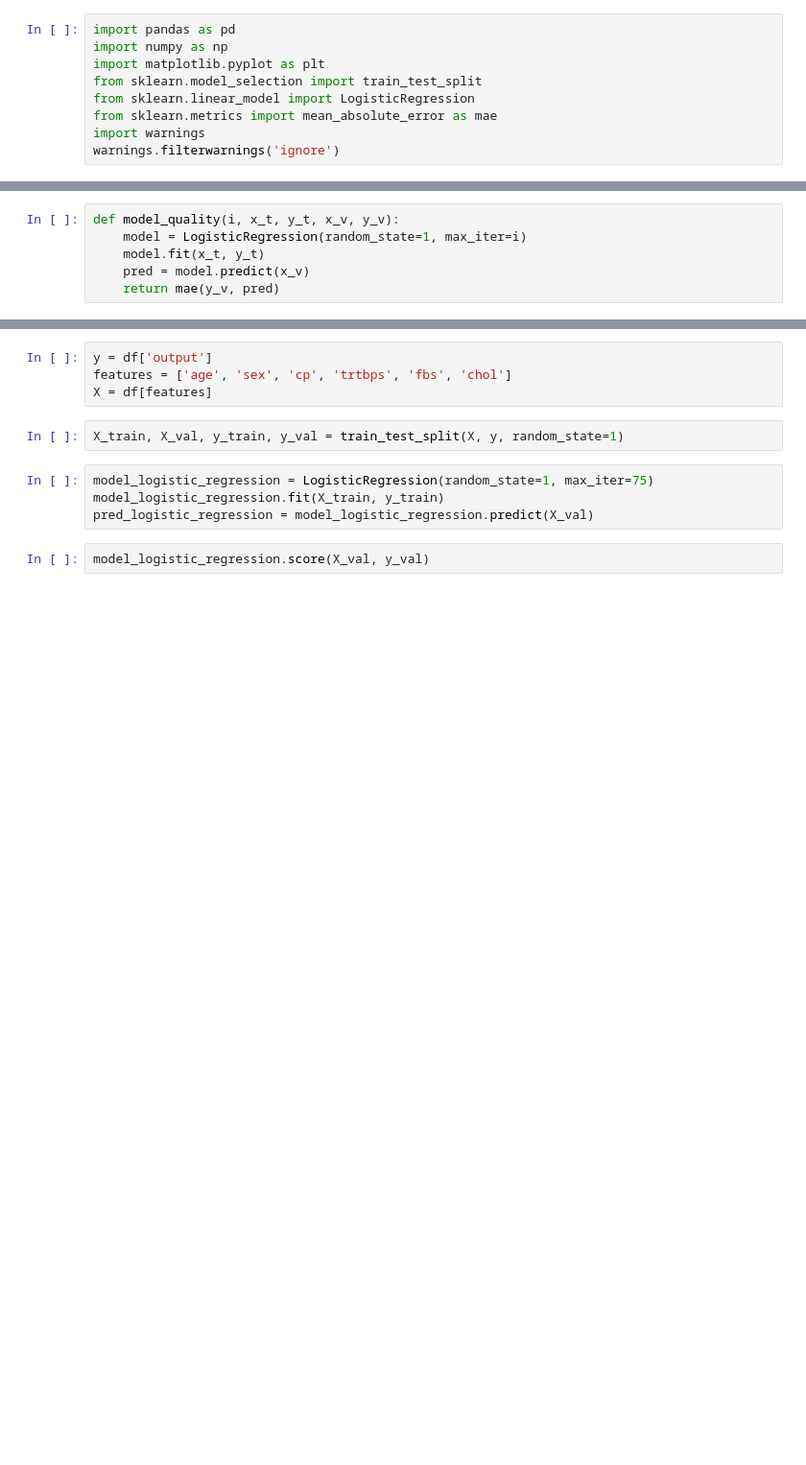
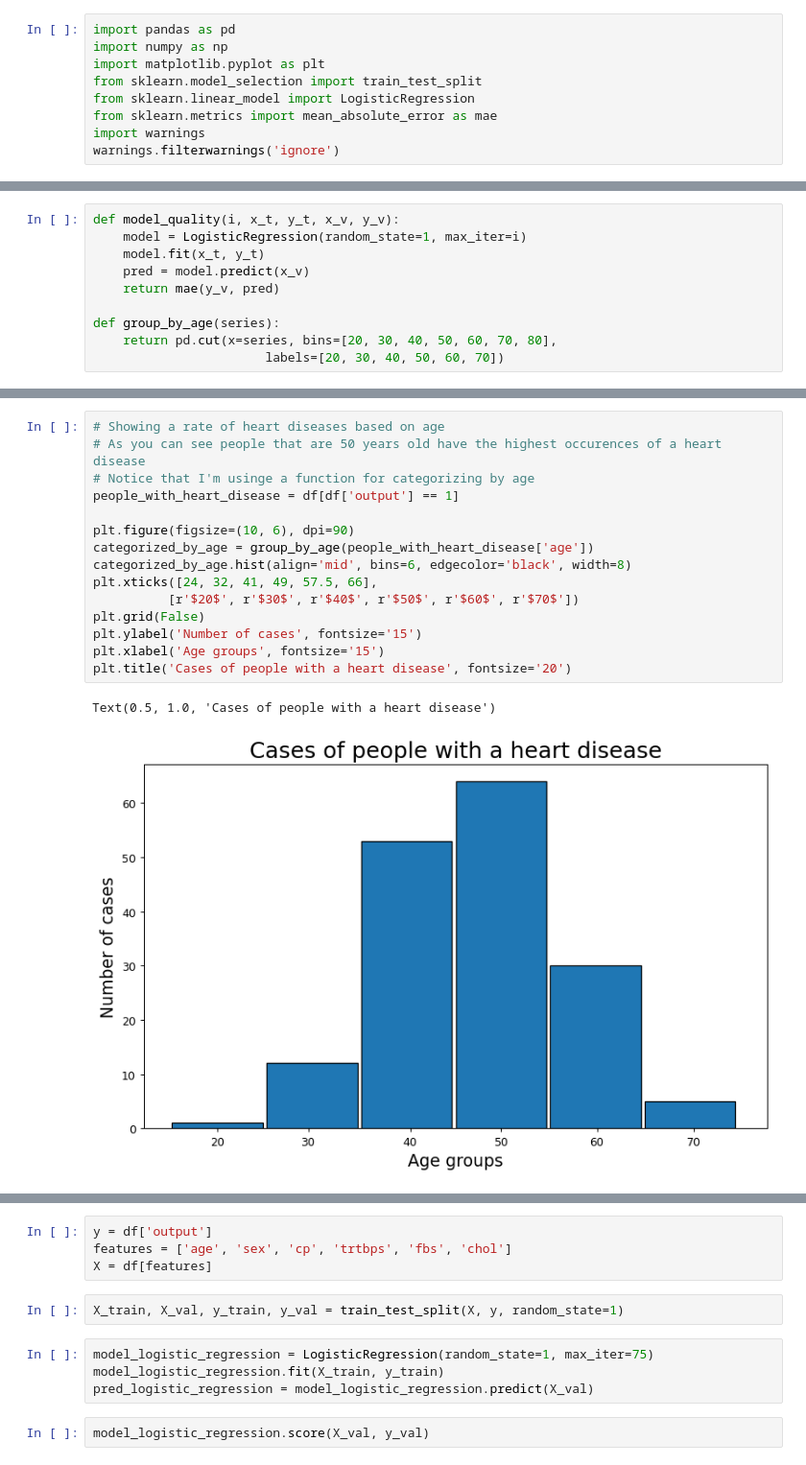
Before and after one commit to TuscanPy/data-science, a Jupyter notebook: Heart Attack/Predictions.ipynb, the cells around one changed output, grey strips where cells are left out. Shown at 96% size. Saved outputs shown, nothing was run; the diff lists cells and outputs as text; blank space fills up the shorter version.

Commit message:
Added comments and better visualizations of data

```diff
--- a/Heart Attack/Predictions.ipynb
+++ b/Heart Attack/Predictions.ipynb
@@ -19,3 +19,7 @@ def model_quality(i, x_t, y_t, x_v, y_v):
     model.fit(x_t, y_t)
     pred = model.predict(x_v)
     return mae(y_v, pred)
+
+def group_by_age(series):
+    return pd.cut(x=series, bins=[20, 30, 40, 50, 60, 70, 80],
+                       labels=[20, 30, 40, 50, 60, 70])
@@ -45,0 +36,18 @@ plt.xticks([0, 1])
+# %%
+# Showing a rate of heart diseases based on age
+# As you can see people that are 50 years old have the highest occurences of a heart disease
+# Notice that I'm usinge a function for categorizing by age
+people_with_heart_disease = df[df['output'] == 1]
+
+plt.figure(figsize=(10, 6), dpi=90)
+categorized_by_age = group_by_age(people_with_heart_disease['age'])
+categorized_by_age.hist(align='mid', bins=6, edgecolor='black', width=8)
+plt.xticks([24, 32, 41, 49, 57.5, 66],
+          [r'$20$', r'$30$', r'$40$', r'$50$', r'$60$', r'$70$'])
+plt.grid(False)
+plt.ylabel('Number of cases', fontsize='15')
+plt.xlabel('Age groups', fontsize='15')
+plt.title('Cases of people with a heart disease', fontsize='20')
+# %% [output]
+Text(0.5, 1.0, 'Cases of people with a heart disease')
+[figure, added]
```
Also changed, not shown: parts of 11 cells of this notebook.
